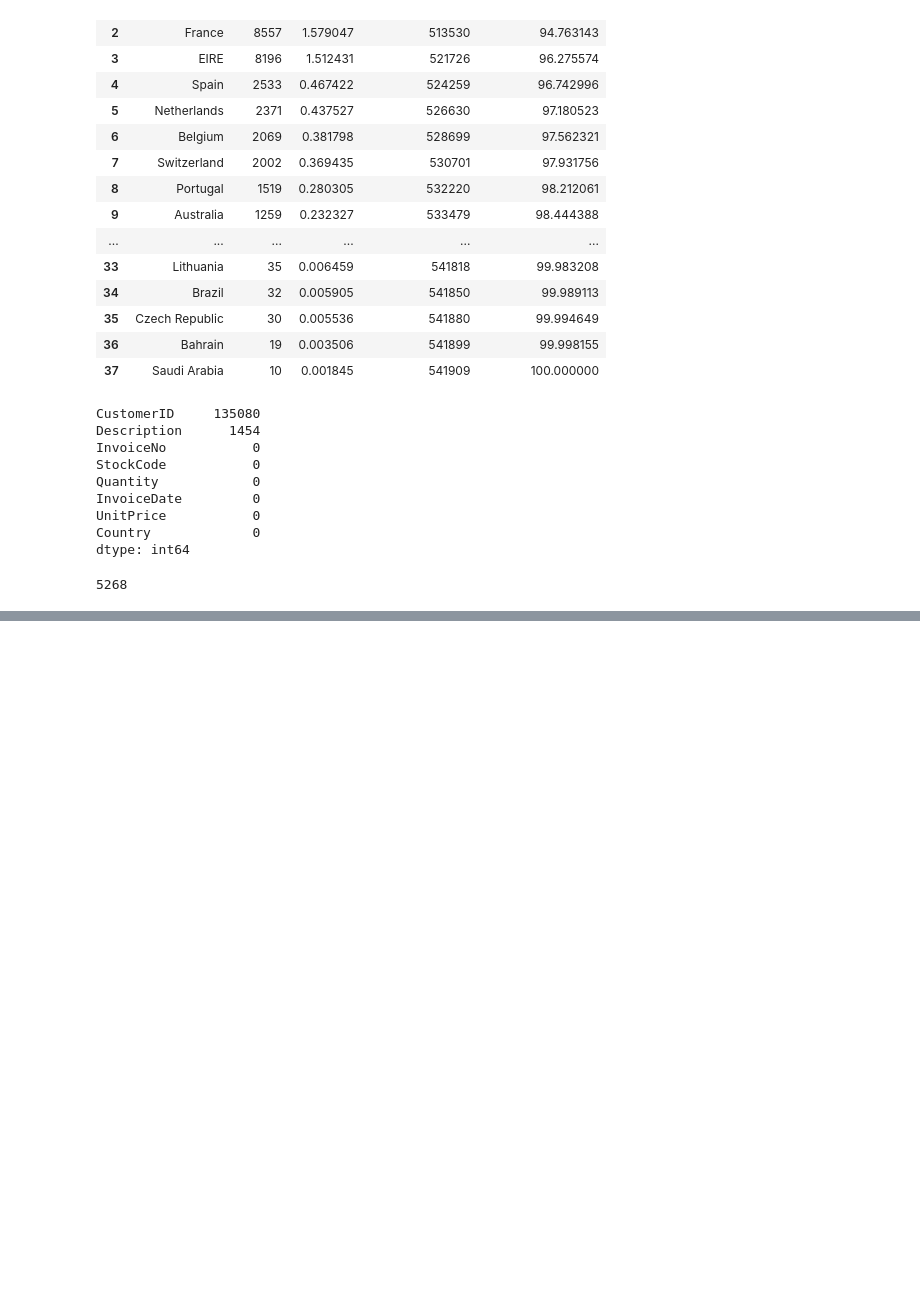
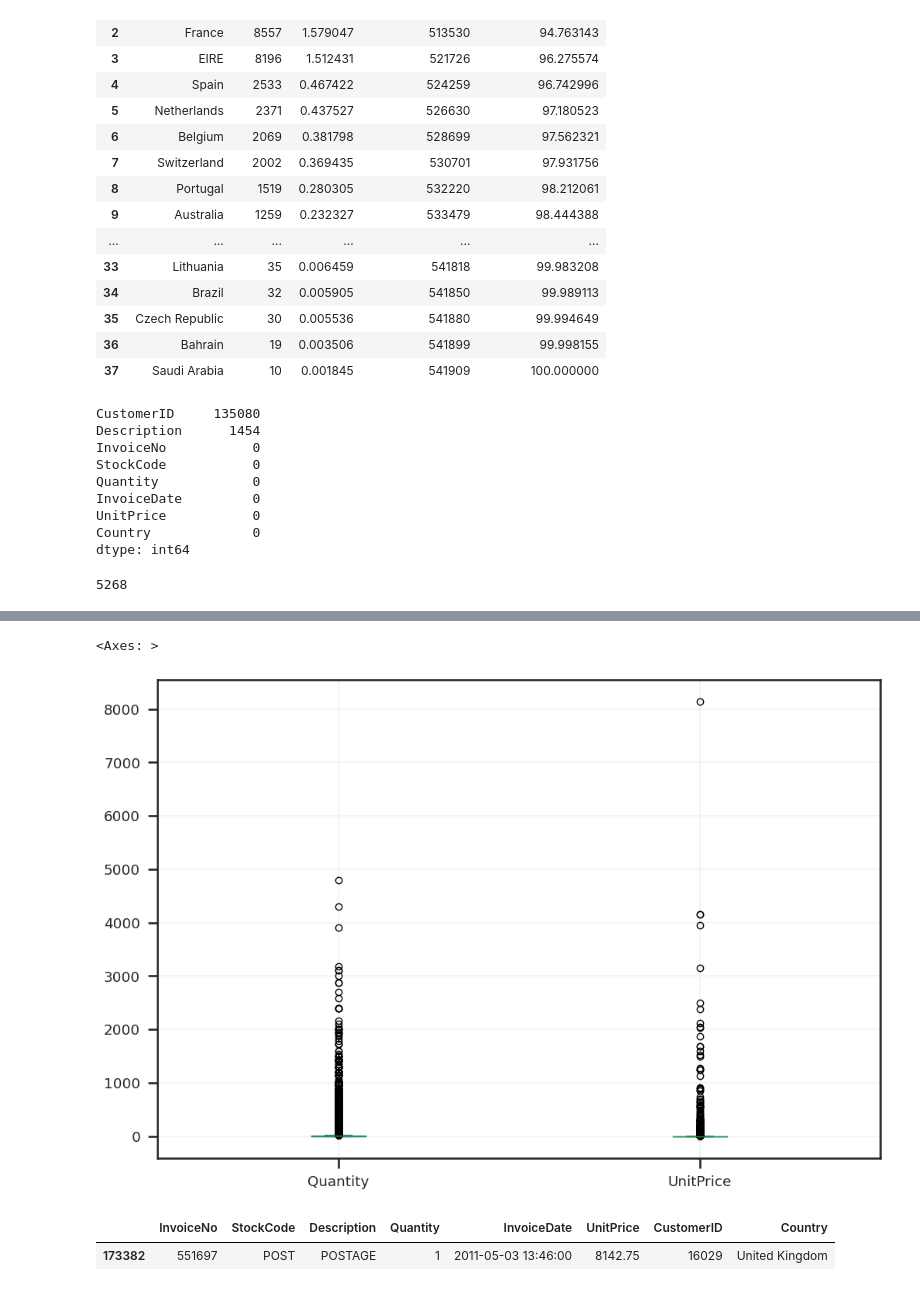
Before and after one commit to egonloch/DNC, a Jupyter notebook: Desafio_7_Egon.ipynb, the cells around one changed output, grey strips where cells are left out. Saved outputs shown, nothing was run; the diff lists cells and outputs as text; code cells hidden in the pictures; blank space fills up the shorter version.

```diff
--- a/Desafio_7_Egon.ipynb
+++ b/Desafio_7_Egon.ipynb
@@ -174,0 +269,10 @@ df.duplicated().sum()
+# %%
+df.query('Quantity<10_000')[['Quantity','UnitPrice']].plot.box()
+# %% [output]
+<Axes: >
+[figure, added]
+# %%
+df.query('UnitPrice>8_000')
+# %% [output]
+|  | InvoiceNo | StockCode | Description | Quantity | InvoiceDate | UnitPrice | CustomerID | Country |
+| 173382 | 551697 | POST | POSTAGE | 1 | 2011-05-03 13:46:00 | 8142.75 | 16029 | United Kingdom |
```
Also changed, not shown: parts of 63 cells of this notebook.
